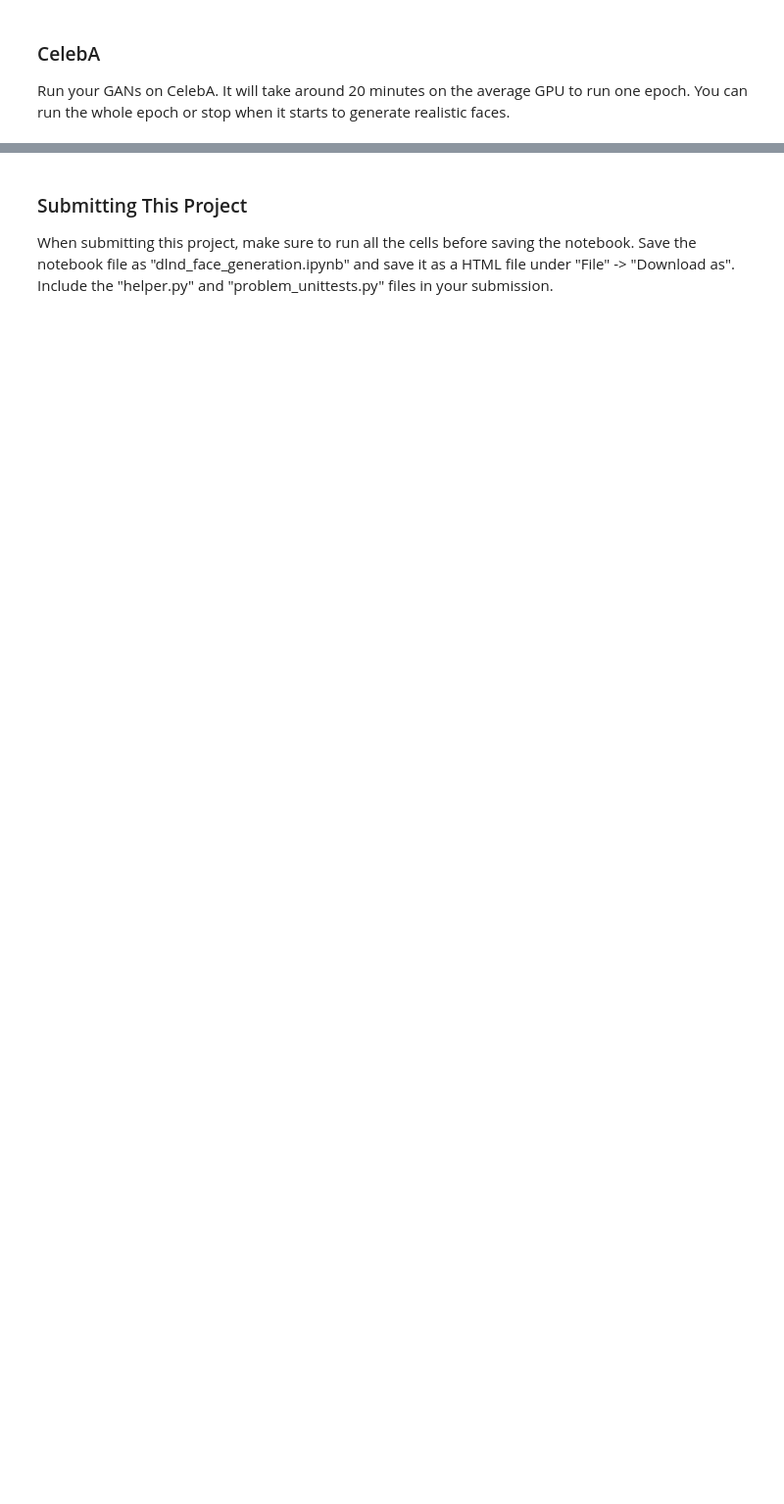
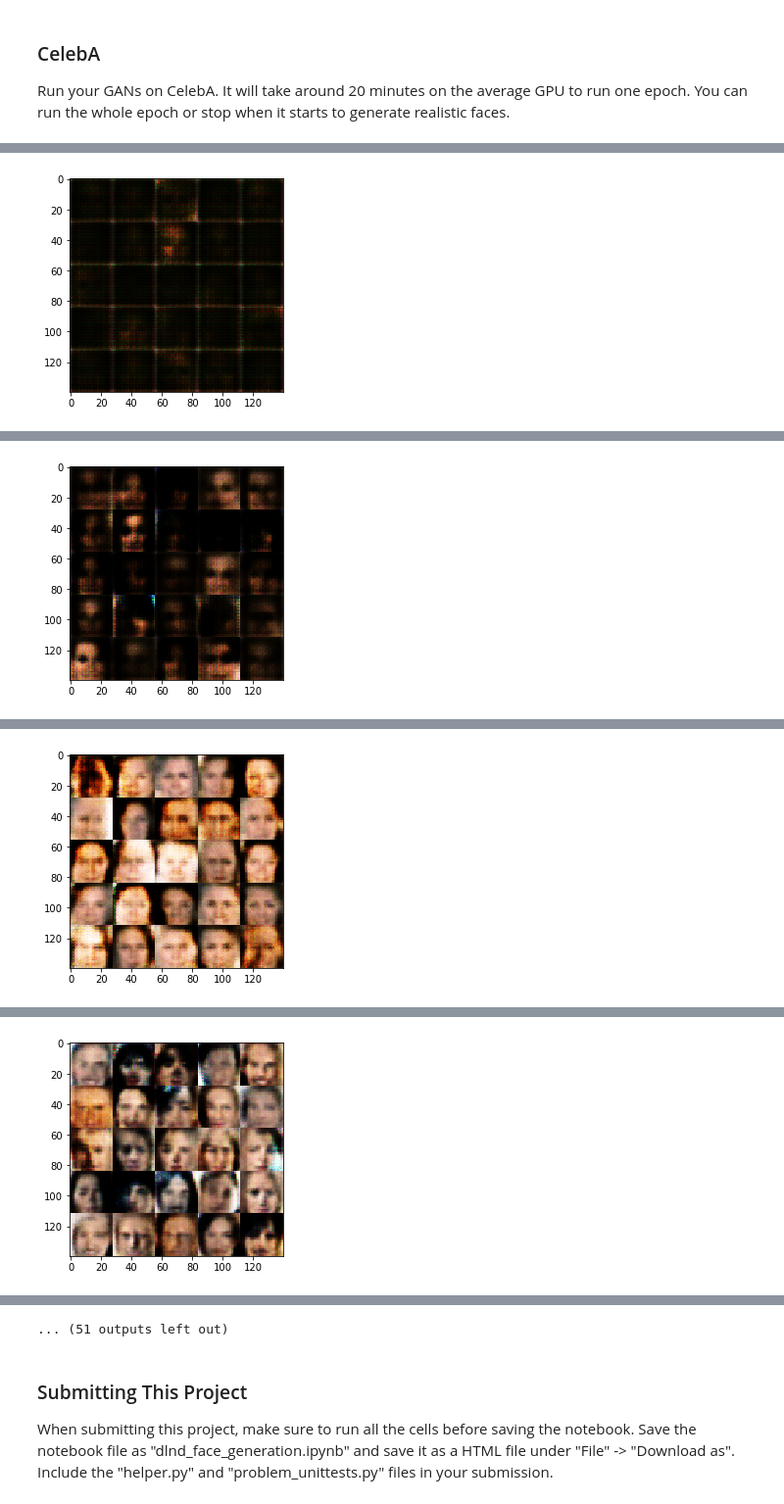
Before and after one commit to esuteau/gan_face_generation, a Jupyter notebook: dlnd_face_generation.ipynb, the cells around one changed output, grey strips where cells are left out. Shown at 98% size. Saved outputs shown, nothing was run; the diff lists cells and outputs as text; code cells hidden in the pictures; blank space fills up the shorter version.

```diff
--- a/dlnd_face_generation.ipynb
+++ b/dlnd_face_generation.ipynb
@@ -402,10 +472,10 @@ KeyboardInterrupt:
 ### CelebA
 Run your GANs on CelebA.  It will take around 20 minutes on the average GPU to run one epoch.  You can run the whole epoch or stop when it starts to generate realistic faces.
 # %%
-batch_size = None
-z_dim = None
-learning_rate = None
-beta1 = None
+batch_size = 64
+z_dim = 100
+learning_rate = 0.0005
+beta1 = 0.5
 
 
 """
@@ -417,3 +487,4 @@ celeba_dataset = helper.Dataset('celeba', glob(os.path.join(data_dir, 'img_align
 with tf.Graph().as_default():
     train(epochs, batch_size, z_dim, learning_rate, beta1, celeba_dataset.get_batches,
           celeba_dataset.shape, celeba_dataset.image_mode)
+# %% [output]
@@ -419,0 +504 @@ with tf.Graph().as_default():
+[figure, added]
@@ -419,0 +515 @@ with tf.Graph().as_default():
+[figure, added]
@@ -419,0 +526 @@ with tf.Graph().as_default():
+[figure, added]
@@ -419,0 +537 @@ with tf.Graph().as_default():
+[figure, added]
@@ -420,3 +560,4 @@ with tf.Graph().as_default():
+... (51 outputs left out)
 # %% [markdown]
 ### Submitting This Project
 When submitting this project, make sure to run all the cells before saving the notebook. Save the notebook file as "dlnd_face_generation.ipynb" and save it as a HTML file under "File" -> "Download as". Include the "helper.py" and "problem_unittests.py" files in your submission.
```
Also changed, not shown: parts of 7 cells of this notebook, 2 other files.
